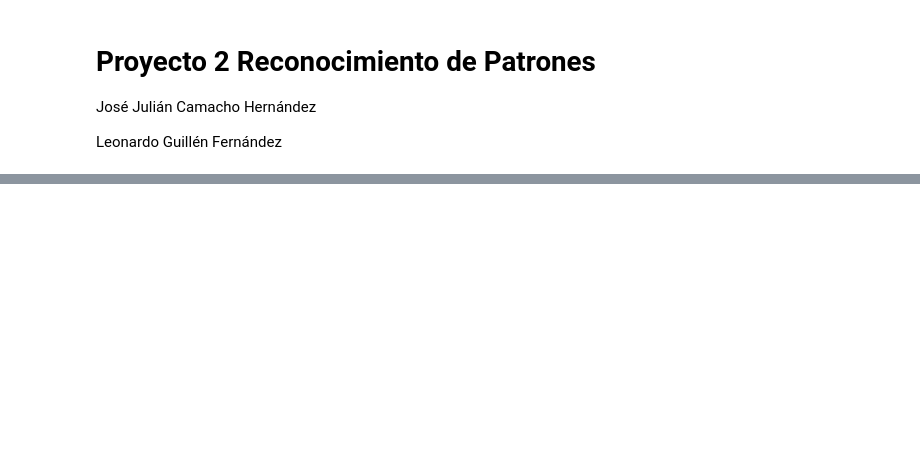
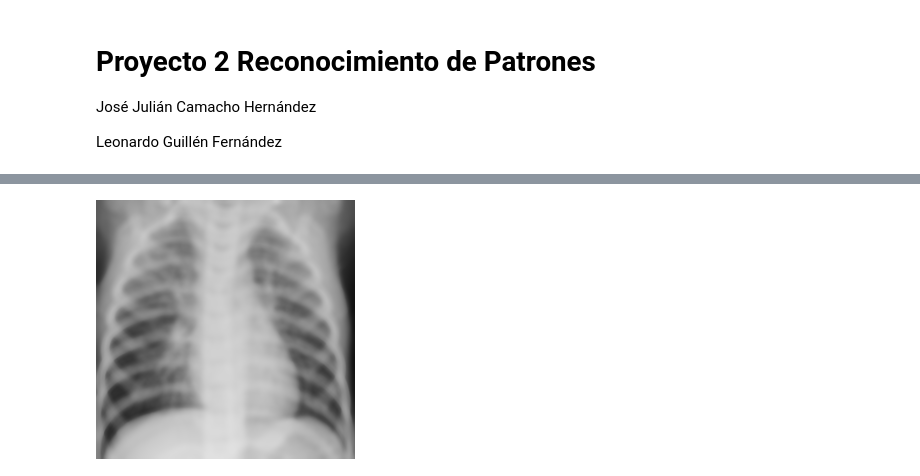
Before and after one commit to JulianCamacho/CE-5506-Reconocimiento-de-Patrones, a Jupyter notebook: Proyecto2/CNN.ipynb, the cells around one changed output, grey strips where cells are left out. Drawn from its saved outputs; the diff is of its cells as text; code cells hidden in the pictures; blank space fills up the shorter version.

```diff
--- a/Proyecto2/CNN.ipynb
+++ b/Proyecto2/CNN.ipynb
@@ -27,13 +85,19 @@ from tensorflow.keras import datasets, layers, models
 # %%
-# Cargar el conjunto de datos MNIST
-(train_images, train_labels), (test_images, test_labels) = datasets.mnist.load_data()
+# Dividir el conjunto de datos en entrenamiento y prueba
+train_images, test_images, train_labels, test_labels = train_test_split(images, labels, test_size=0.2, random_state=42)
 
-# Filtrar las imágenes con el filtro bilateral (solo se ejecuta una vez)
-filtered_train_images = np.zeros_like(train_images)
-filtered_test_images = np.zeros_like(test_images)
+# Aplicar el filtro bilateral a las imágenes offline y guardarlas
+filtered_train_images = np.empty_like(train_images)
+filtered_test_images = np.empty_like(test_images)
 
 for i in range(len(train_images)):
-    filtered_train_images[i] = cv2.bilateralFilter(train_images[i], 9, 75, 75)
+    filtered_image = cv2.bilateralFilter(train_images[i], 9, 75, 75)
+    filtered_train_images[i] = filtered_image
 
 for i in range(len(test_images)):
-    filtered_test_images[i] = cv2.bilateralFilter(test_images[i], 9, 75, 75)
+    filtered_image = cv2.bilateralFilter(test_images[i], 9, 75, 75)
+    filtered_test_images[i] = filtered_image
+
+cv2_imshow(filtered_train_images[2])
+# %% [output]
+[figure, added]
```
Also changed, not shown: parts of 12 cells of this notebook.
